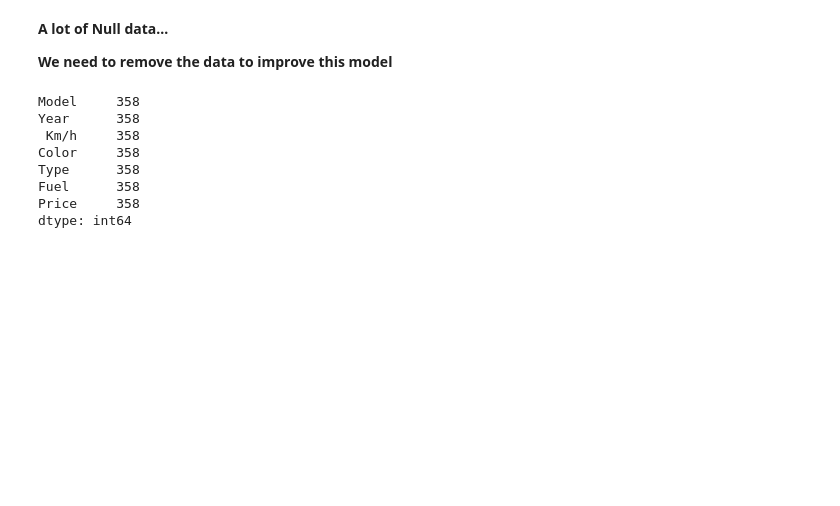
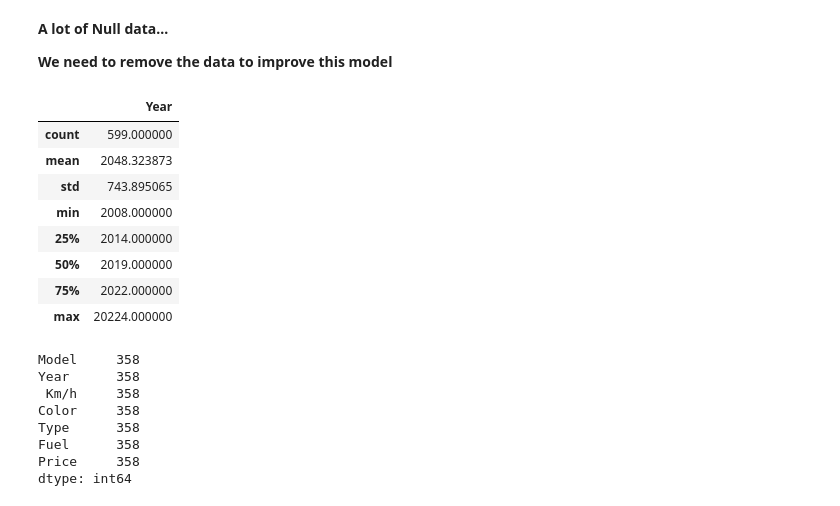
Before and after one commit to WONYOUNG-SONG/Kaggle, a Jupyter notebook: UsedCarPrice/submission.ipynb, the cells around one changed output. Saved outputs shown, nothing was run; the diff lists cells and outputs as text; code cells hidden in the pictures; blank space fills up the shorter version.

```diff
--- a/UsedCarPrice/submission.ipynb
+++ b/UsedCarPrice/submission.ipynb
@@ -33,6 +33,18 @@ ucp_data.tail()
 **A lot of Null data...**
 
 **We need to remove the data to improve this model**
+# %%
+ucp_data.describe()
+# %% [output]
+|  | Year |
+| count | 599.000000 |
+| mean | 2048.323873 |
+| std | 743.895065 |
+| min | 2008.000000 |
+| 25% | 2014.000000 |
+| 50% | 2019.000000 |
+| 75% | 2022.000000 |
+| max | 20224.000000 |
 # %%
 ucp_data.isnull().sum()
 # %% [output]
```
Also changed, not shown: parts of 1 cell of this notebook.
